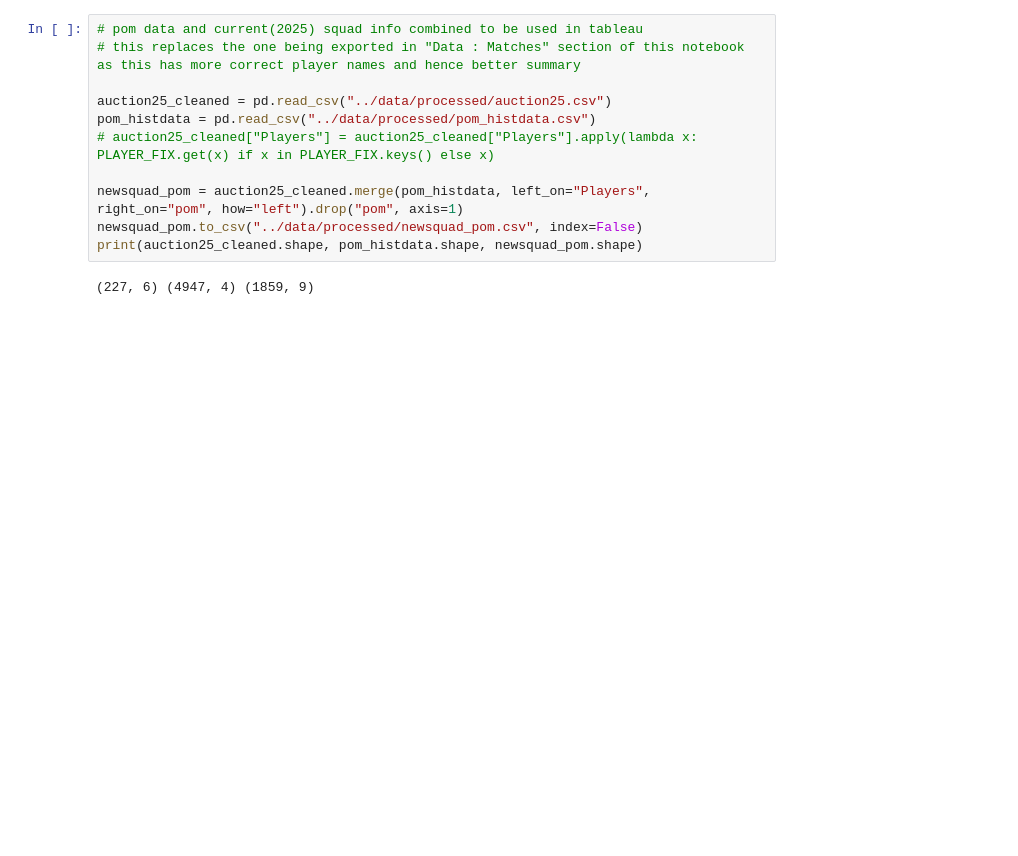
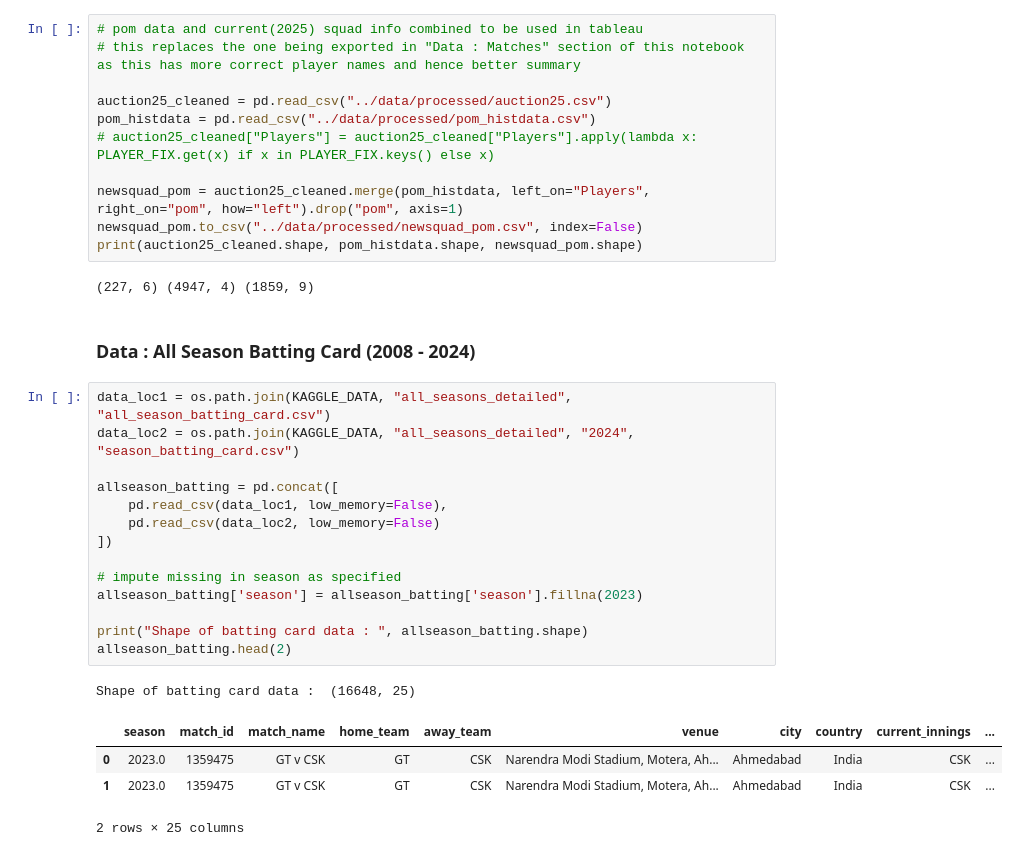
Before and after one commit to quickSilverShanks/IPL-CricPred, a Jupyter notebook: notebooks/Data Preprocessing.ipynb, the cells around one changed output. Cells and saved outputs as stored; diff of their text form; blank space fills up the shorter version.

```diff
--- a/notebooks/Data Preprocessing.ipynb
+++ b/notebooks/Data Preprocessing.ipynb
@@ -359,3 +361,25 @@ newsquad_pom.to_csv("../data/processed/newsquad_pom.csv", index=False)
 print(auction25_cleaned.shape, pom_histdata.shape, newsquad_pom.shape)
 # %% [output]
 (227, 6) (4947, 4) (1859, 9)
+# %% [markdown]
+### Data : All Season Batting Card (2008 - 2024)
+# %%
+data_loc1 = os.path.join(KAGGLE_DATA, "all_seasons_detailed", "all_season_batting_card.csv")
+data_loc2 = os.path.join(KAGGLE_DATA, "all_seasons_detailed", "2024", "season_batting_card.csv")
+
+allseason_batting = pd.concat([
+    pd.read_csv(data_loc1, low_memory=False),
+    pd.read_csv(data_loc2, low_memory=False)
+])
+
+# impute missing in season as specified
+allseason_batting['season'] = allseason_batting['season'].fillna(2023)
+
+print("Shape of batting card data : ", allseason_batting.shape)
+allseason_batting.head(2)
+# %% [output]
+Shape of batting card data :  (16648, 25)
+|  | season | match_id | match_name | home_team | away_team | venue | city | country | current_innings | ... |
+| 0 | 2023.0 | 1359475 | GT v CSK | GT | CSK | Narendra Modi Stadium, Motera, Ah... | Ahmedabad | India | CSK | ... |
+| 1 | 2023.0 | 1359475 | GT v CSK | GT | CSK | Narendra Modi Stadium, Motera, Ah... | Ahmedabad | India | CSK | ... |
+2 rows × 25 columns
```
Also changed, not shown: parts of 9 cells of this notebook, 2 other files.
